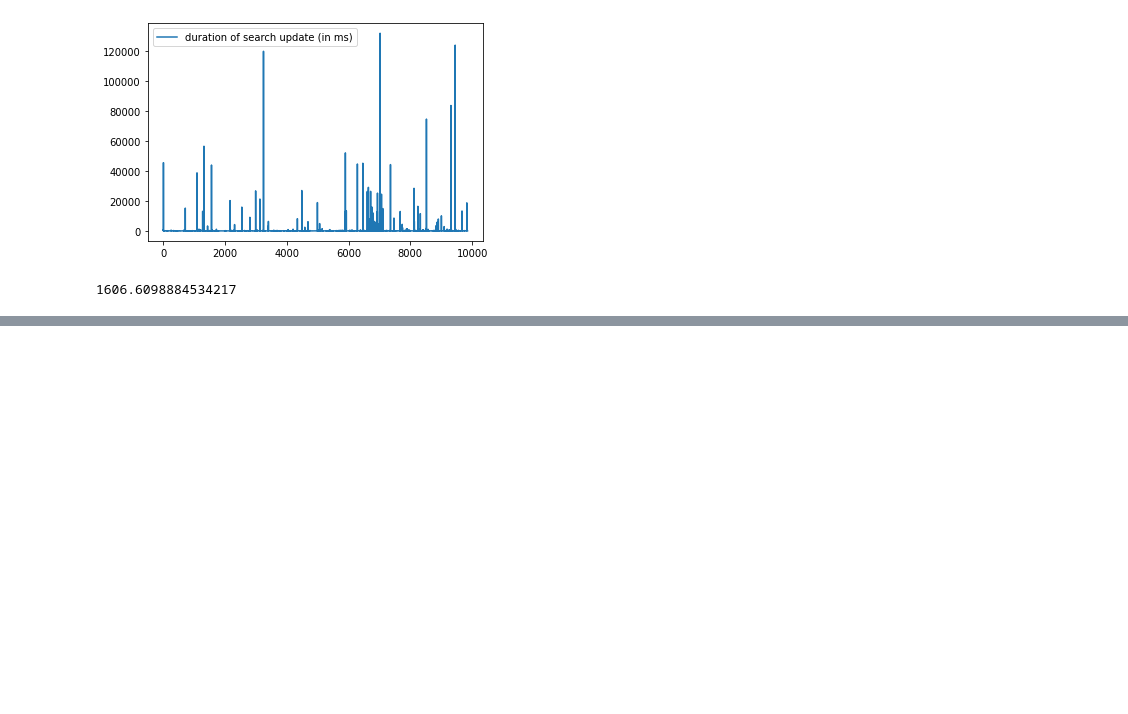
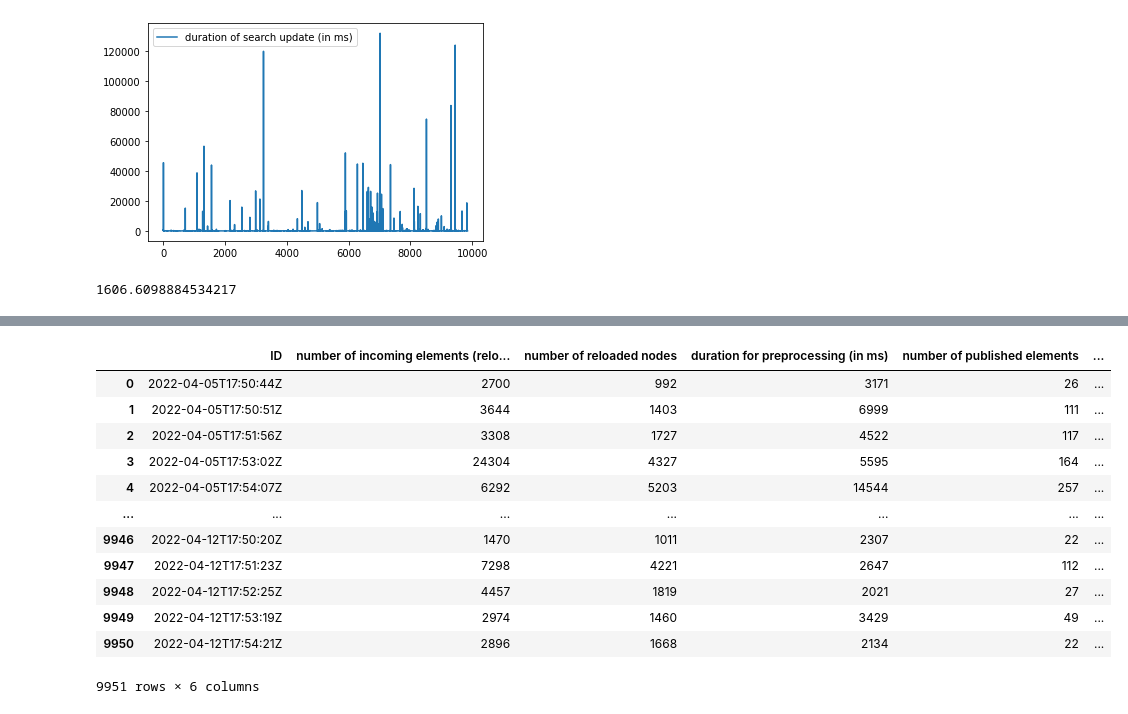
Before and after one commit to noxz-dev/osm-cqrs, a Jupyter notebook: docs/results/Analysis.ipynb, the cells around one changed output, grey strips where cells are left out. Saved outputs shown, nothing was run; the diff lists cells and outputs as text; code cells hidden in the pictures; blank space fills up the shorter version.

```diff
--- a/docs/results/Analysis.ipynb
+++ b/docs/results/Analysis.ipynb
@@ -673,0 +714,16 @@ routing_dataframe[NUM_OF_PUBLISHED_ELEMENTS].mean()
+# %%
+search_dataframe
+# %% [output]
+|  | ID | number of incoming elements (relo... | number of reloaded nodes | duration for preprocessing (in ms) | number of published elements | ... |
+| 0 | 2022-04-05T17:50:44Z | 2700 | 992 | 3171 | 26 | ... |
+| 1 | 2022-04-05T17:50:51Z | 3644 | 1403 | 6999 | 111 | ... |
+| 2 | 2022-04-05T17:51:56Z | 3308 | 1727 | 4522 | 117 | ... |
+| 3 | 2022-04-05T17:53:02Z | 24304 | 4327 | 5595 | 164 | ... |
+| 4 | 2022-04-05T17:54:07Z | 6292 | 5203 | 14544 | 257 | ... |
+| ... | ... | ... | ... | ... | ... | ... |
+| 9946 | 2022-04-12T17:50:20Z | 1470 | 1011 | 2307 | 22 | ... |
+| 9947 | 2022-04-12T17:51:23Z | 7298 | 4221 | 2647 | 112 | ... |
+| 9948 | 2022-04-12T17:52:25Z | 4457 | 1819 | 2021 | 27 | ... |
+| 9949 | 2022-04-12T17:53:19Z | 2974 | 1460 | 3429 | 49 | ... |
+| 9950 | 2022-04-12T17:54:21Z | 2896 | 1668 | 2134 | 22 | ... |
+9951 rows × 6 columns
```
Also changed, not shown: parts of 9 cells of this notebook, 4 other files.
